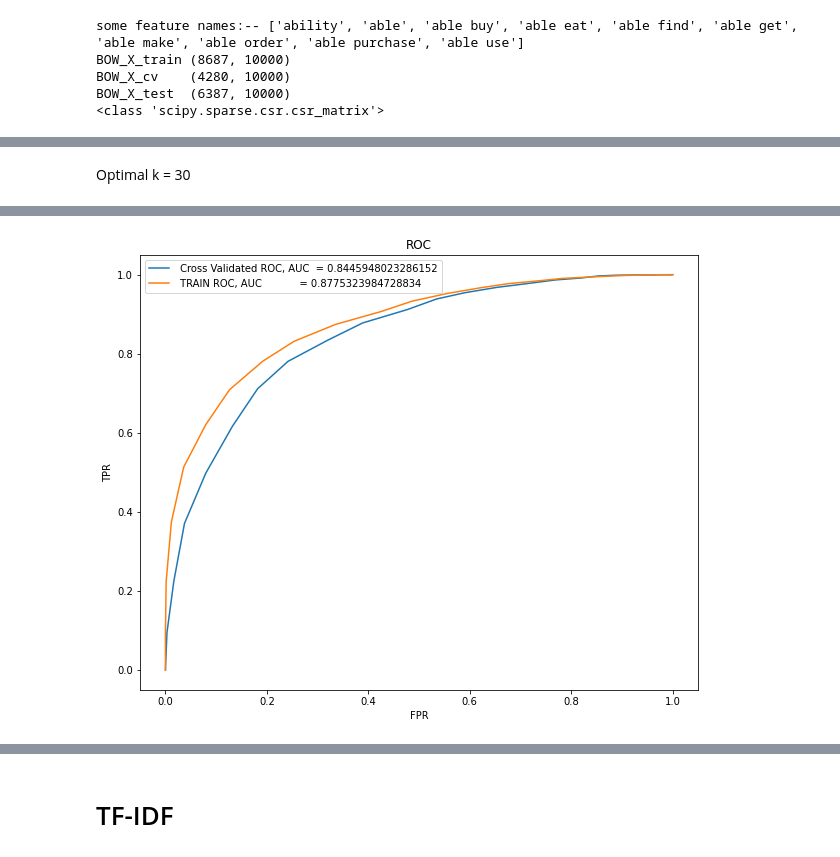
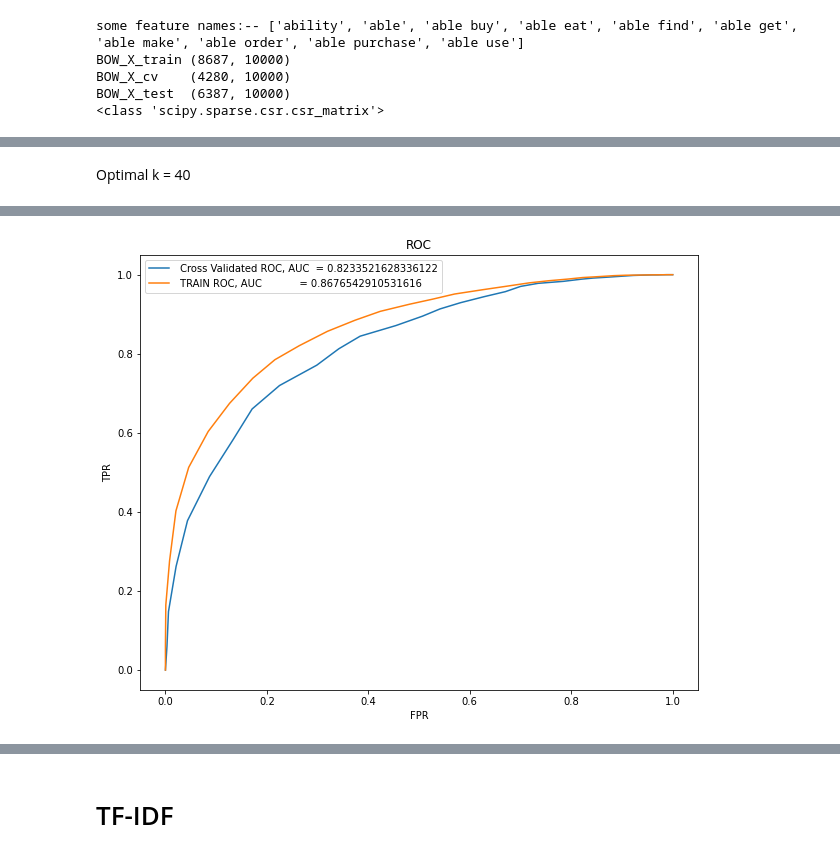
Before and after one commit to Dummy-Bug/Amazon-Fine-Food-Reviews, a Jupyter notebook: Amazon_Fine_Food_Reviews_using_KNN_.ipynb, the cells around one changed output, grey strips where cells are left out. Saved outputs shown, nothing was run; the diff lists cells and outputs as text; code cells hidden in the pictures.

```diff
--- a/Amazon_Fine_Food_Reviews_using_KNN_.ipynb
+++ b/Amazon_Fine_Food_Reviews_using_KNN_.ipynb
@@ -1173,9 +963,7 @@ X_train, X_test, Y_train, Y_test = train_test_split(X,y,test_size = 0.33,random_
-# %%
-X_train,X_cv,Y_train,Y_cv = train_test_split(X_train,Y_train,test_size = 0.33,random_state = 42)
 # %%
 from sklearn.feature_extraction.text import CountVectorizer
 
-vectorizer = CountVectorizer(ngram_range=(1,2),max_features=5000)
+vectorizer = CountVectorizer(ngram_range=(1,2),max_features=7000)
 
 vectorizer.fit(X_train) # fitting on the training data,building the vocabulary and stuff.
 
@@ -1249,13 +1037,9 @@ optimal k = 40
 # %%
 %time
 from sklearn.neighbors import KNeighborsClassifier
-from sklearn.metrics import   accuracy_score
-from sklearn.metrics import   precision_score
-from sklearn.metrics import   recall_score
-from sklearn.metrics import   f1_score
 from sklearn.metrics import   roc_auc_score
 
-knn = KNeighborsClassifier(n_neighbors=41,algorithm='brute',n_jobs=-1,metric = 'cosine') # selecting k according to AUC
+knn = KNeighborsClassifier(n_neighbors=39,algorithm='brute',n_jobs=-1,metric = 'cosine') # selecting k according to AUC
 
 knn.fit(BOW_X_train,Y_train)
 
@@ -1287,23 +1070,0 @@ Wall time: 7.63 µs
-# %%
-from sklearn.metrics import confusion_matrix
-from sklearn.metrics import classification_report
-
-knn = KNeighborsClassifier(n_neighbors=41,algorithm = 'brute',metric='cosine')
-                                               # chosing cosine metric because euclidean distance does not do good in higher dimesnions.
-knn.fit(BOW_X_train,Y_train)
-pred = knn.predict(BOW_X_test)
-
-matrix      = confusion_matrix(Y_test,pred)
-class_label = ["NEGATIVE","POSITIVE"]
-
-df = pd.DataFrame(matrix,index=class_label,columns=class_label)
-
-plt.figure(figsize=(8,6))
-sns.heatmap(df,annot = True)
-plt.title("CONFUSION MATRIX")
-plt.xlabel("Predicted Label")
-plt.ylabel("ACTUAL Label")
-
-plt.show()
-
-print(classification_report(Y_test, pred))
@@ -1396,11 +1163,11 @@ Wall time: 6.44 µs
 # %% [markdown]
-Optimal k = 30
+Optimal k = 40
 # %%
 %time
 from sklearn.neighbors import KNeighborsClassifier
 from sklearn.metrics import   roc_auc_score
 
-knn = KNeighborsClassifier(n_neighbors=31,algorithm='brute',n_jobs=-1,metric = 'cosine') # selecting k according to AUC
+knn = KNeighborsClassifier(n_neighbors=40,algorithm='brute',n_jobs=-1,metric = 'cosine') # selecting k according to AUC
 
 knn.fit(BOW_X_train,Y_train)
 
@@ -1431 +1198 @@ Wall time: 6.68 µs
-[figure, old version]
+[figure, new version]
```
Also changed, not shown: parts of 62 cells of this notebook.
